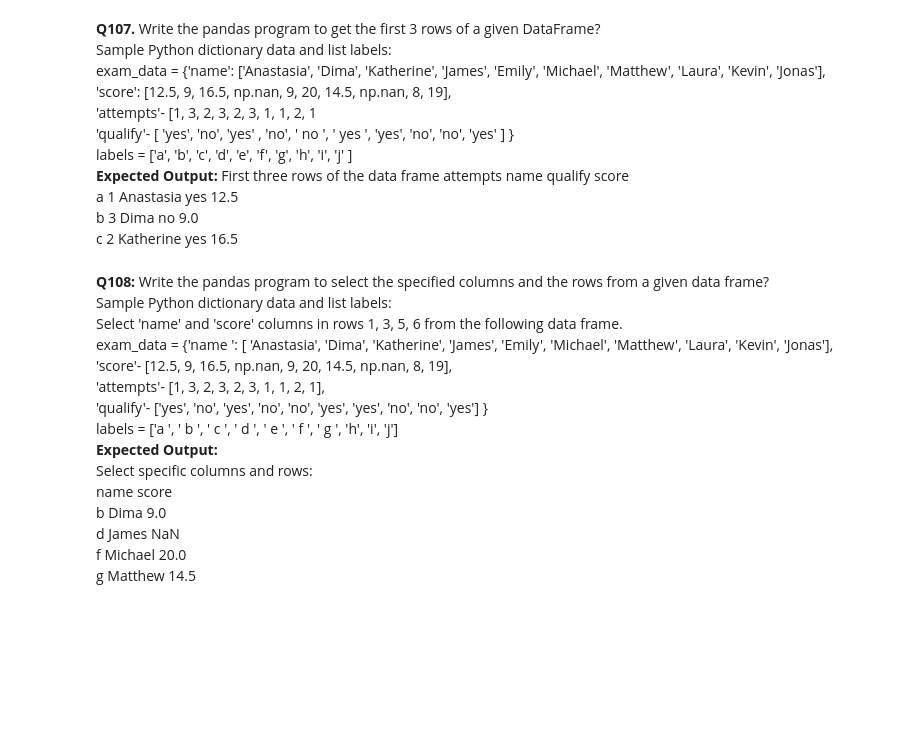
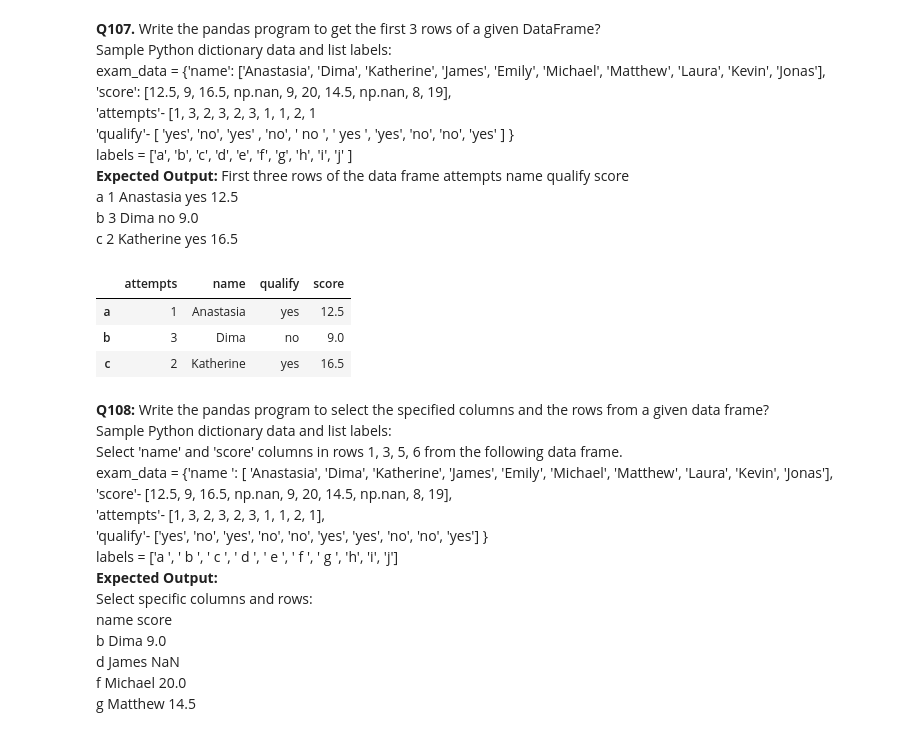
Before and after one commit to rkasana/iNeuronAssign, a Jupyter notebook: SubjectiveAssignment.ipynb, the cells around one changed output. Saved outputs shown, nothing was run; the diff lists cells and outputs as text; code cells hidden in the pictures; blank space fills up the shorter version.

```diff
--- a/SubjectiveAssignment.ipynb
+++ b/SubjectiveAssignment.ipynb
@@ -694,6 +929,20 @@ labels = ['a', 'b', 'c', 'd', 'e', 'f', 'g', 'h', 'i', 'j' ] <br>
 a 1 Anastasia yes 12.5 <br>
 b 3 Dima no 9.0 <br>
 c 2 Katherine yes 16.5 <br>
+# %%
+exam_data = {'name':['Anastasia', 'Dima', 'Katherine', 'James', 'Emily', 'Michael',
+                      'Matthew', 'Laura', 'Kevin', 'Jonas'],
+             'score':[12.5, 9, 16.5, np.nan, 9, 20, 14.5, np.nan, 8, 19],
+             'attempts':[1, 3, 2, 3, 2, 3, 1, 1, 2, 1],
+              'qualify':['yes', 'no', 'yes' , 'no', 'no', ' yes ', 'yes', 'no', 'no','yes' ] }
+labels = ['a', 'b', 'c', 'd', 'e', 'f', 'g', 'h', 'i', 'j' ]
+exam_df = pd.DataFrame(exam_data, index=labels)
+exam_df[["attempts","name","qualify","score"]].head(3)
+# %% [output]
+|  | attempts | name | qualify | score |
+| a | 1 | Anastasia | yes | 12.5 |
+| b | 3 | Dima | no | 9.0 |
+| c | 2 | Katherine | yes | 16.5 |
 # %% [markdown]
 **Q108:** Write the pandas program to select the specified columns and the rows from a given data frame? <br>
 Sample Python dictionary data and list labels:  <br>
```
Also changed, not shown: parts of 24 cells of this notebook.
